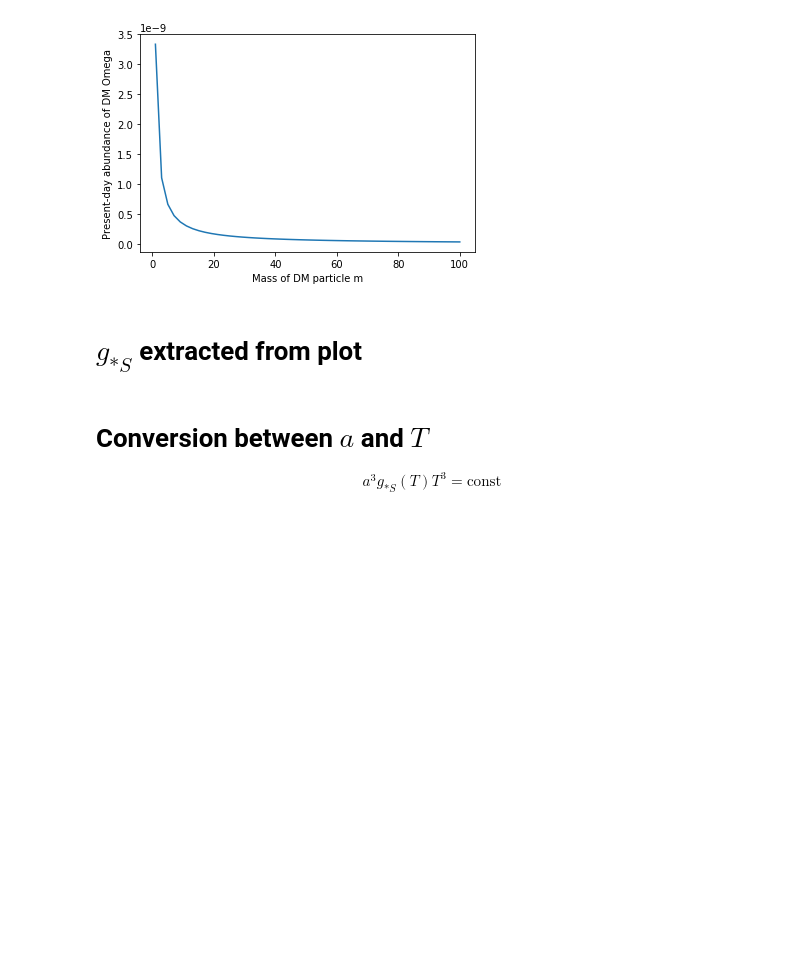
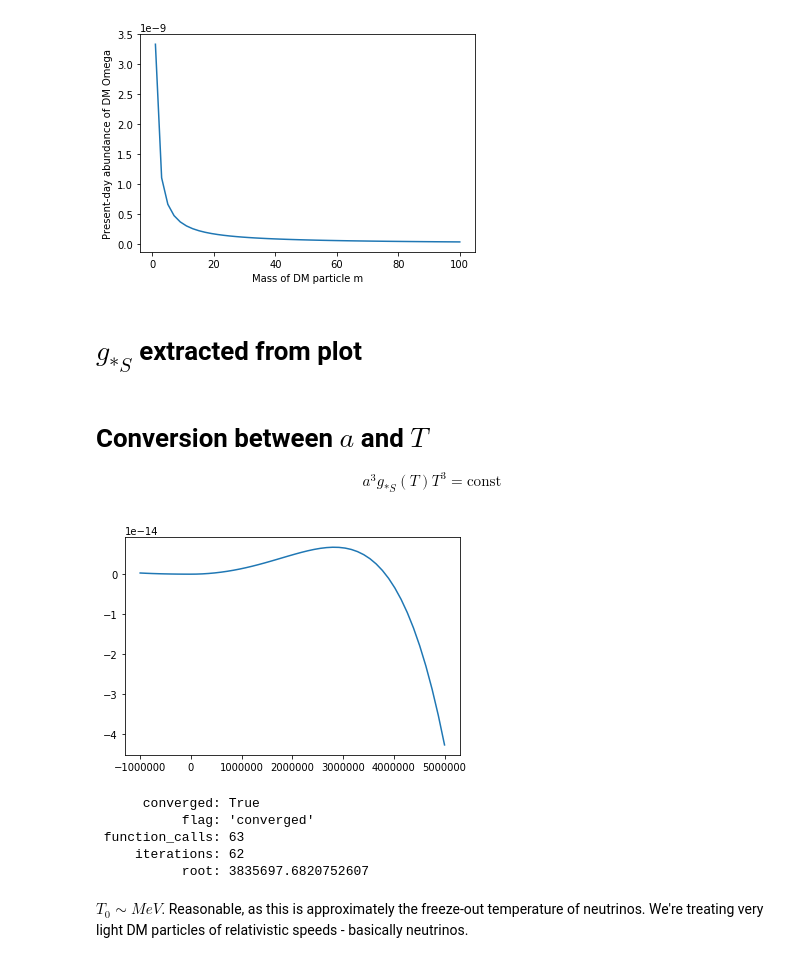
Before and after one commit to adam-coogan/gss19_subhalos, a Jupyter notebook: week_1/anders.ipynb, the cells around one changed output. Saved outputs shown, nothing was run; the diff lists cells and outputs as text; code cells hidden in the pictures; blank space fills up the shorter version.

```diff
--- a/week_1/anders.ipynb
+++ b/week_1/anders.ipynb
@@ -174,3 +185,26 @@ plt.show();
 # %% [markdown]
 # Conversion between $a$ and $T$
 $$a^3g_{*S}(T)T^3=\text{const}$$
+# %%
+#sanity check for T_fo_solver. Plot composite function, make sure that the roots are valid
+def T_fo_solver(rel=True):
+    def composite(T):
+        return H(T) - (n(T)*v(T,rel)*sigma(T))
+    T_vect = np.linspace(-10**6,5*10**6)
+    composite_vect = []
+    for i in T_vect:
+        composite_vect.append(composite(i))
+    plt.plot(T_vect,composite_vect)
+    plt.show()
+    return scipy.optimize.root_scalar(composite,bracket=[-10**12,10**9],x0=0)
+
+T_fo_solver()
+# %% [output]
+[figure, added]
+      converged: True
+           flag: 'converged'
+ function_calls: 63
+     iterations: 62
+           root: 3835697.6820752607
+# %% [markdown]
+$T_0 \sim MeV$. Reasonable, as this is approximately the freeze-out temperature of neutrinos.  We're treating very light DM particles of relativistic speeds - basically neutrinos.
```
Also changed, not shown: parts of 4 cells of this notebook.
